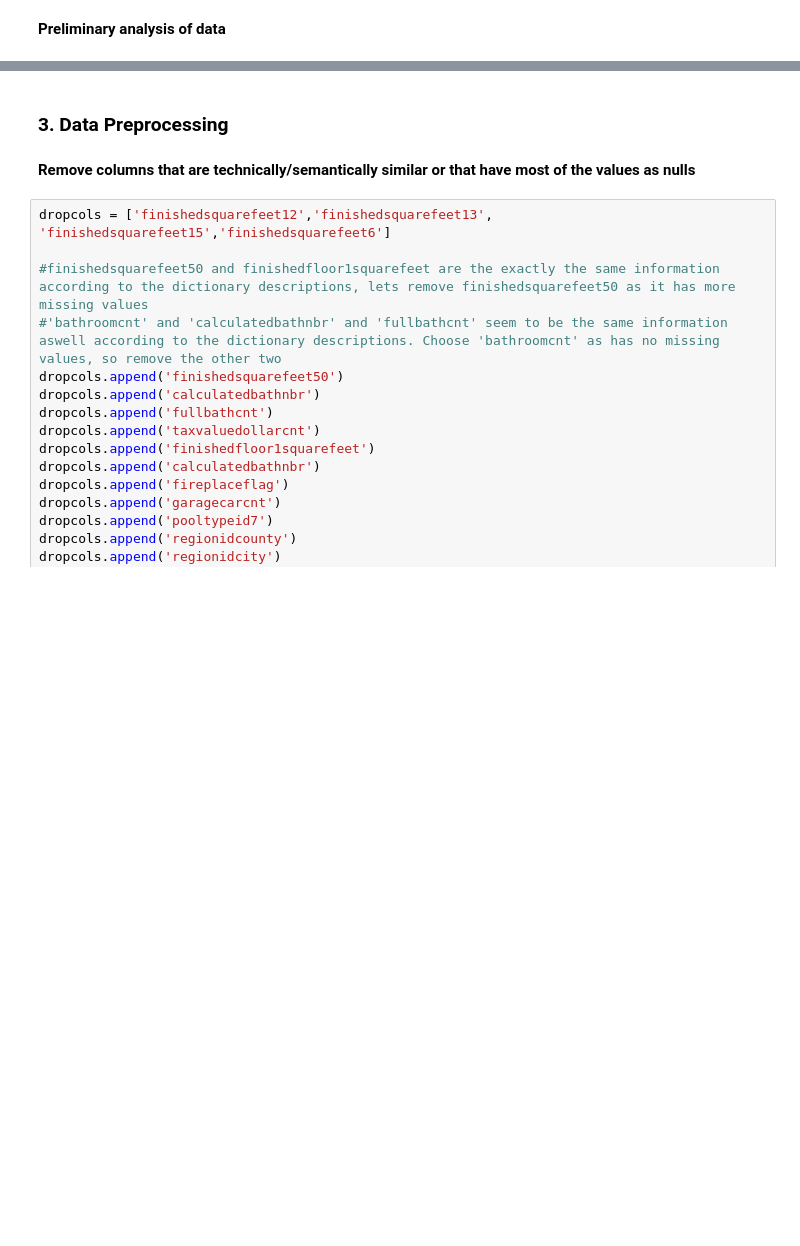
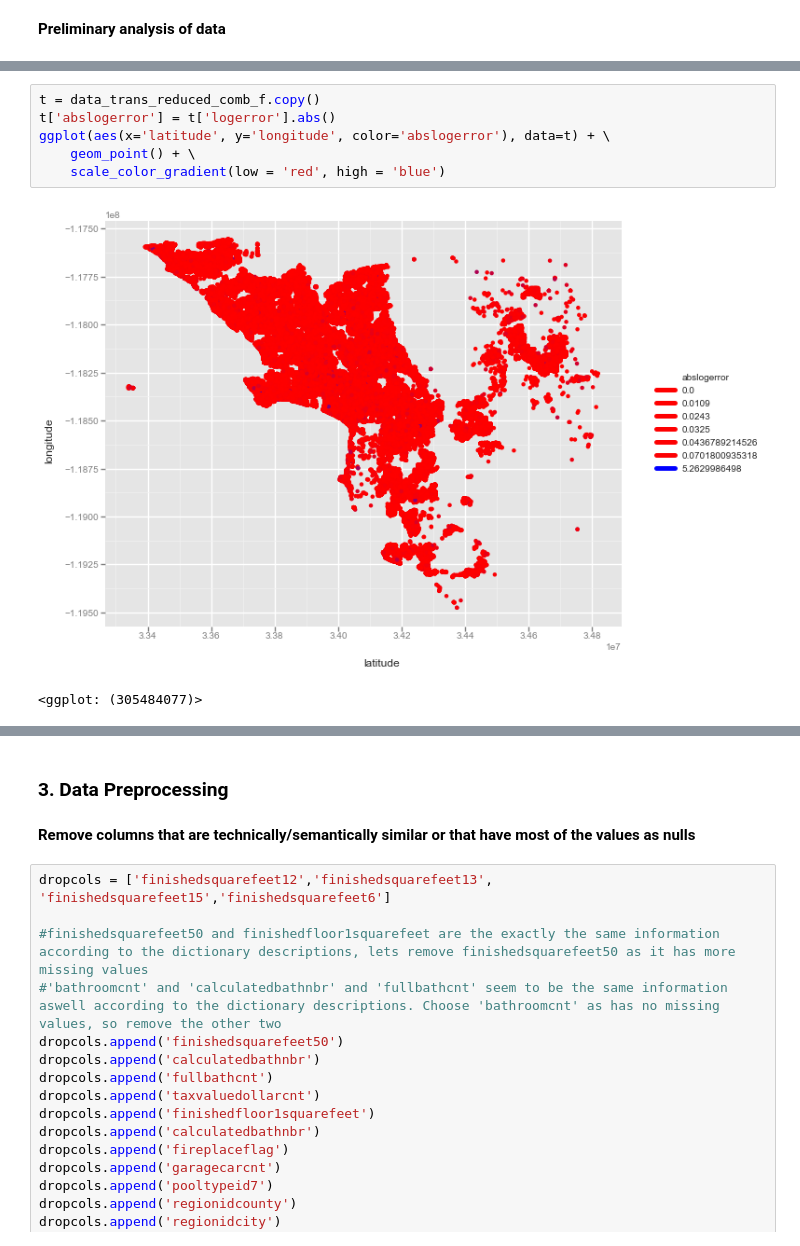
Before and after one commit to saurabhrpi/Improve-Zillow-s-Prediction-Residual, a Jupyter notebook: ZillowEstimate.ipynb, the cells around one changed output, grey strips where cells are left out. Cells and saved outputs as stored; diff of their text form; blank space fills up the shorter version.

```diff
--- a/ZillowEstimate.ipynb
+++ b/ZillowEstimate.ipynb
@@ -345,0 +366,9 @@ plot_corr(data_trans_reduced_comb_f)
+# %%
+t = data_trans_reduced_comb_f.copy()
+t['abslogerror'] = t['logerror'].abs()
+ggplot(aes(x='latitude', y='longitude', color='abslogerror'), data=t) + \
+    geom_point() + \
+    scale_color_gradient(low = 'red', high = 'blue')
+# %% [output]
+[figure, added]
+<ggplot: (305484077)>
```
Also changed, not shown: parts of 31 cells of this notebook.
